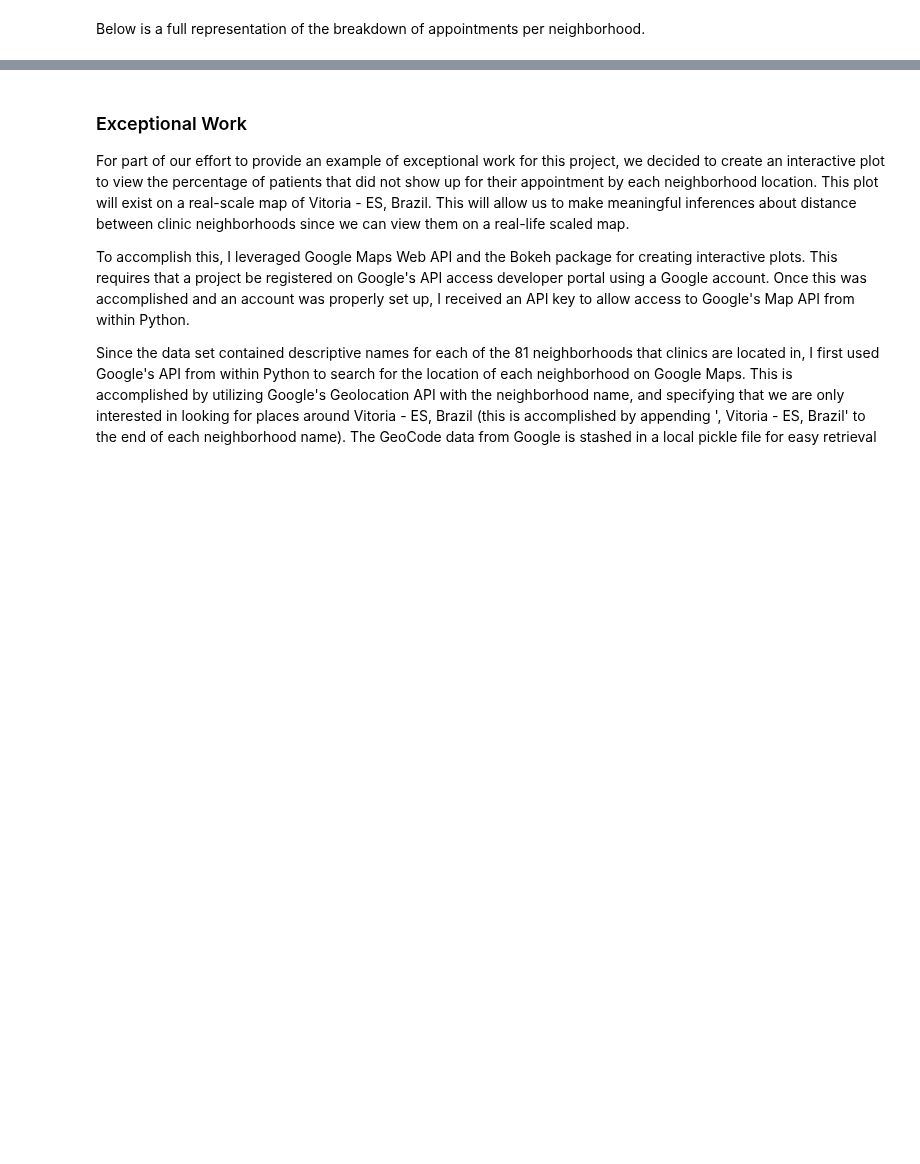
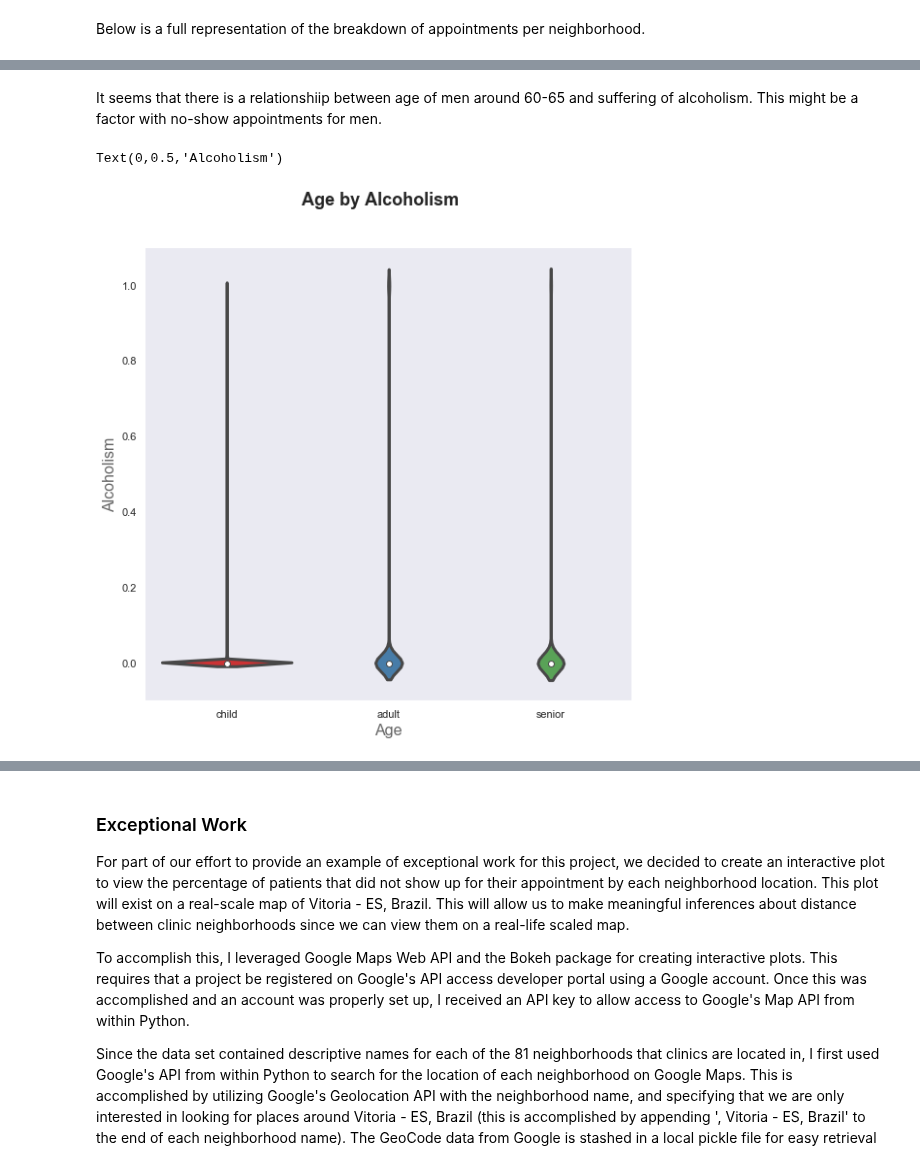
Before and after one commit to cdmorgan103/7331DataMiningNoShow, a Jupyter notebook: 7331DataMiningNoShow.ipynb, the cells around one changed output, grey strips where cells are left out. Cells and saved outputs as stored; diff of their text form; code cells hidden in the pictures; blank space fills up the shorter version.

```diff
--- a/7331DataMiningNoShow.ipynb
+++ b/7331DataMiningNoShow.ipynb
@@ -524,8 +480,0 @@ sns.pairplot(df, hue="target", size=2)
-# %%
-sns.set(style="white")
-
-# create a plot grid
-g = sns.PairGrid(df[['Age','NoShow','SMSReceived']], diag_sharey=False)
-g.map_lower(sns.kdeplot, cmap="Blues_d") # use joint kde on the lower triangle
-g.map_upper(plt.scatter) # scatter on the upper
-g.map_diag(sns.kdeplot, lw=3) # kde histogram on the diagonal
@@ -531,0 +721,22 @@ g.map_diag(sns.kdeplot, lw=3) # kde histogram on the diagonal
+# %% [markdown]
+It seems that there is a relationshiip between age of men around 60-65 and suffering of alcoholism. This might be a factor with no-show appointments for men.
+# %%
+import seaborn as sns
+import matplotlib.pyplot as plt
+import warnings
+warnings.filterwarnings('ignore')
+sns.set(style="dark")
+
+f, ax = plt.subplots(figsize=(8, 8))
+
+# Show each distribution with both violins and points
+sns.violinplot(x="age_range",y="Alcoholism",data=df, inner="box", palette="Set1", cut=2, linewidth=3)
+
+sns.despine(left=True)
+
+f.suptitle('Age by Alcoholism', fontsize=18, fontweight='bold')
+ax.set_xlabel("Age",size = 16,alpha=0.7)
+ax.set_ylabel("Alcoholism",size = 16,alpha=0.7)
+# %% [output]
+Text(0,0.5,'Alcoholism')
+[figure, added]
```
Also changed, not shown: parts of 75 cells of this notebook.
